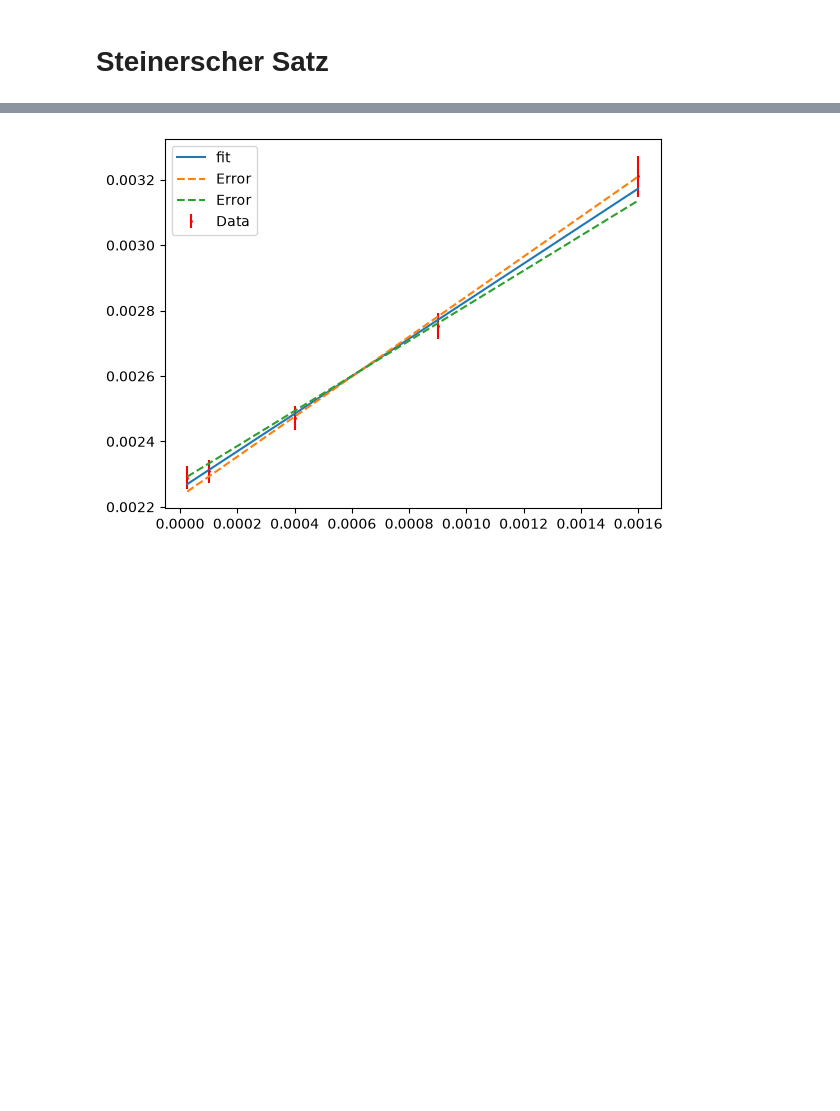
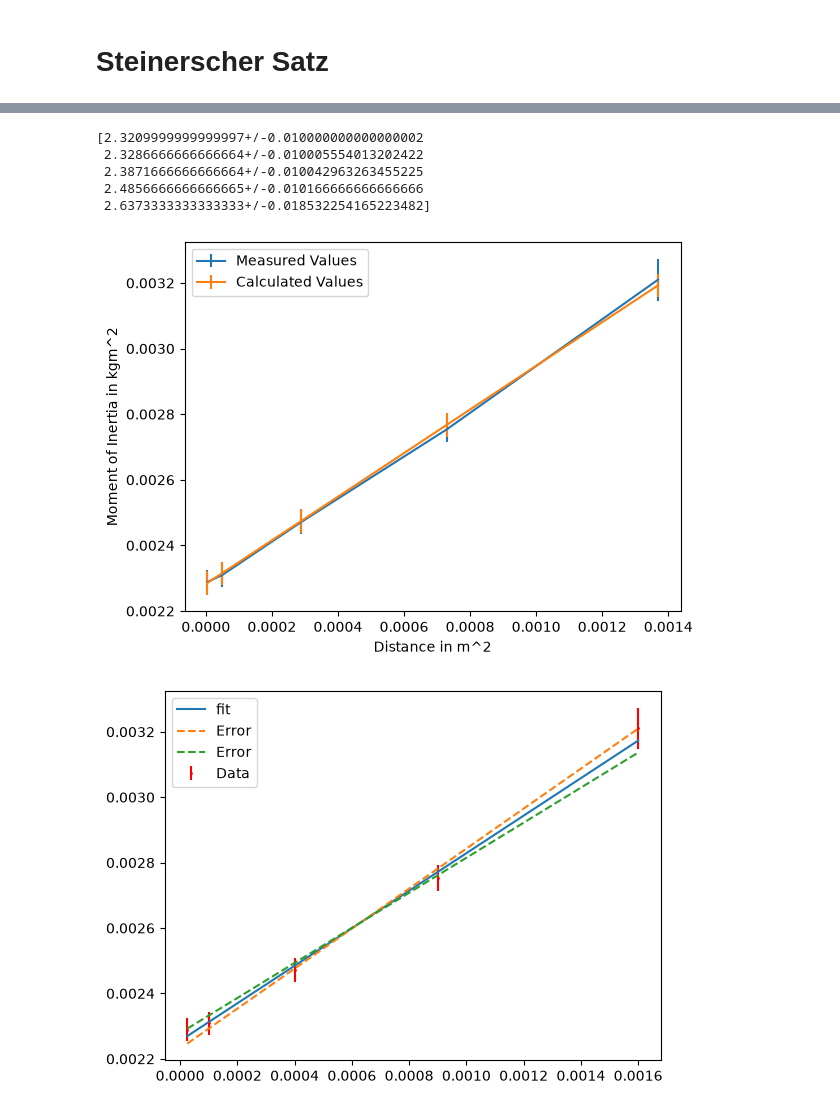
Before and after one commit to Bergschaf/PAP1, a Jupyter notebook: V12/V12.ipynb, the cells around one changed output, grey strips where cells are left out. Drawn from its saved outputs; the diff is of its cells as text; code cells hidden in the pictures; blank space fills up the shorter version.

```diff
--- a/V12/V12.ipynb
+++ b/V12/V12.ipynb
@@ -169,3 +173,40 @@ plt.show()
+# %%
+
+Masse_komisches_Ding = ufloat(665,1) / 1000 # in kg
+# Distanz zum Mittelpunkt in mm
+
+Dist = np.array([5,10,20,30,40]) / 1000 -0.003  # in mm
+
+# 20 Schwingungen
+Zeiten_komisches_Ding = [
+        [46.42,46.42,46.42],
+        [46.56,46.58,46.58],
+        [47.73,47.72,47.78],
+        [49.75,49.75,49.64],
+        [52.54,52.34,53.36]
+]
+
+T_s_komisches_ding = [ufloat(np.average(x),np.sqrt(Reaktionszeit ** 2 + Fehler_des_Mittelwerts(x) ** 2)) / 20 for x in Zeiten_komisches_Ding]
+T_s_komisches_ding = uarray_from_arrayu(T_s_komisches_ding)
+print(T_s_komisches_ding)
+
+J_experiment = D / (4 * np.pi** 2) * (T_s_komisches_ding ** 2 - T_1 ** 2)
+J_rechnung = J_u + Masse_komisches_Ding * Dist ** 2
+
+plt.errorbar(Dist**2, unp.nominal_values(J_experiment),unp.std_devs(J_experiment), label="Measured Values")
+plt.errorbar(Dist**2, unp.nominal_values(J_rechnung),unp.std_devs(J_rechnung), label="Calculated Values")
+plt.xlabel("Distance in m^2")
+plt.ylabel("Moment of Inertia in kgm^2")
+plt.legend()
+
+plt.savefig("Aufgabe6_shift.svg")
+# %% [output]
+[2.3209999999999997+/-0.010000000000000002
+ 2.3286666666666664+/-0.010005554013202422
+ 2.3871666666666664+/-0.010042963263455225
+ 2.4856666666666665+/-0.010166666666666666
+ 2.6373333333333333+/-0.018532254165223482]
+[figure, added]
 # %%
 # Regression vom Blauen:
 
```
Also changed, not shown: parts of 2 cells of this notebook.
